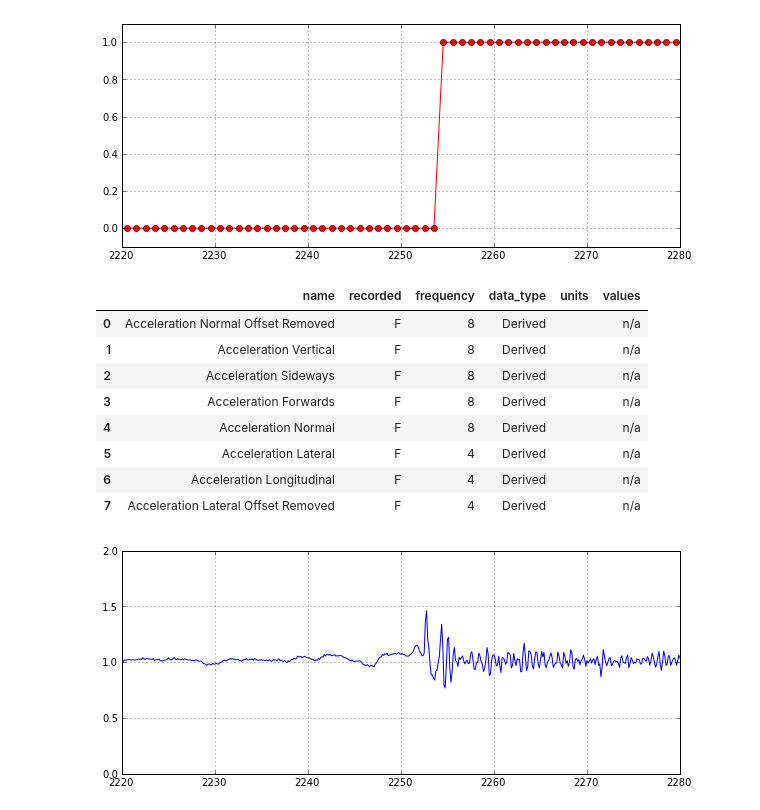
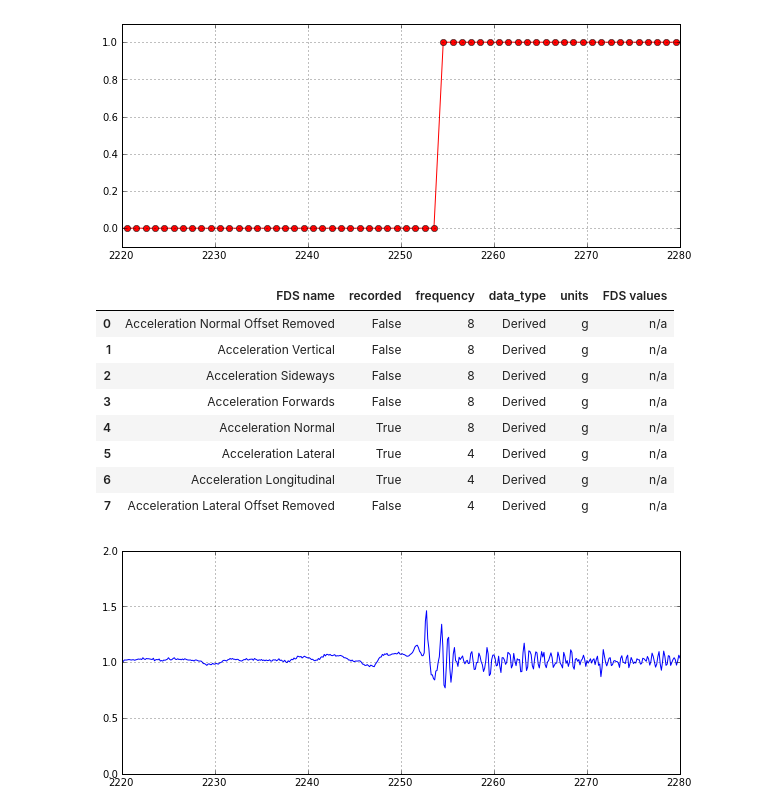
Before and after one commit to hmendeslx/asias_fds_profiles, a Jupyter notebook: Example_Profile_IPython_Notebook.ipynb, the cells around one changed output. Drawn from its saved outputs; the diff is of its cells as text; code cells hidden in the pictures.

Commit message:
update nb search_hdf to reduce typing

```diff
--- a/Example_Profile_IPython_Notebook.ipynb
+++ b/Example_Profile_IPython_Notebook.ipynb
@@ -151,17 +153,17 @@ nb.hdf_plot(flt.series['Gear On Ground'], xlim=(lo,hi), ylim=(-0.1,1.1), style='
 # %% [output]
 [figure]
 # %%
-nb.hdf_search( flt.series, 'Accel') #use 'Acceleration Normal'
+nb.search_hdf( flt, 'Accel') #use 'Acceleration Normal'
 # %% [output]
-|  | name | recorded | frequency | data_type | units | values |
-| 0 | Acceleration Normal Offset Removed | F | 8 | Derived |  | n/a |
-| 1 | Acceleration Vertical | F | 8 | Derived |  | n/a |
-| 2 | Acceleration Sideways | F | 8 | Derived |  | n/a |
-| 3 | Acceleration Forwards | F | 8 | Derived |  | n/a |
-| 4 | Acceleration Normal | F | 8 | Derived |  | n/a |
-| 5 | Acceleration Lateral | F | 4 | Derived |  | n/a |
-| 6 | Acceleration Longitudinal | F | 4 | Derived |  | n/a |
-| 7 | Acceleration Lateral Offset Removed | F | 4 | Derived |  | n/a |
+|  | FDS name | recorded | frequency | data_type | units | FDS values |
+| 0 | Acceleration Normal Offset Removed | False | 8 | Derived | g | n/a |
+| 1 | Acceleration Vertical | False | 8 | Derived | g | n/a |
+| 2 | Acceleration Sideways | False | 8 | Derived | g | n/a |
+| 3 | Acceleration Forwards | False | 8 | Derived | g | n/a |
+| 4 | Acceleration Normal | True | 8 | Derived | g | n/a |
+| 5 | Acceleration Lateral | True | 4 | Derived | g | n/a |
+| 6 | Acceleration Longitudinal | True | 4 | Derived | g | n/a |
+| 7 | Acceleration Lateral Offset Removed | False | 4 | Derived | g | n/a |
 # %%
 nb.hdf_plot( flt.series['Acceleration Normal'], xlim=(lo,hi), ylim=(0,2));
 # %% [output]
```
Also changed, not shown: parts of 29 cells of this notebook.
